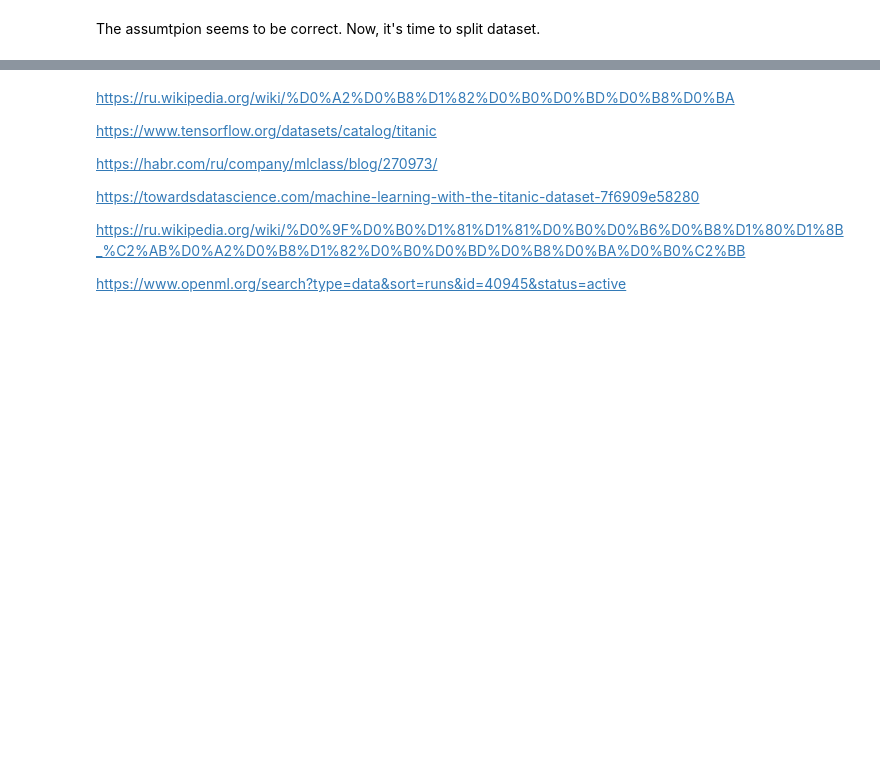
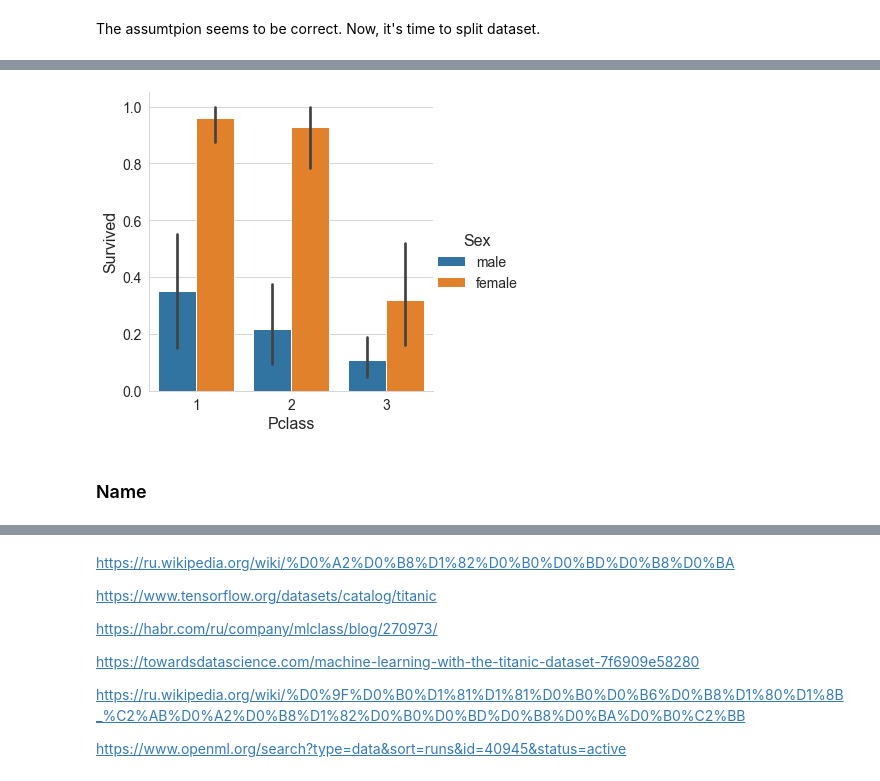
Before and after one commit to AlekseiBogachev/Titanic-Machine-Learning-from-Disaster, a Jupyter notebook: sources/Titanic-Machine-Learning-from-Disaster.ipynb, the cells around one changed output, grey strips where cells are left out. Cells and saved outputs as stored; diff of their text form; code cells hidden in the pictures; blank space fills up the shorter version.

```diff
--- a/sources/Titanic-Machine-Learning-from-Disaster.ipynb
+++ b/sources/Titanic-Machine-Learning-from-Disaster.ipynb
@@ -325,0 +357,7 @@ for train_index, test_index in split.split(data, data.Sex):
+# %%
+sns.catplot(data=test_set, x='Pclass', y='Survived', hue='Sex', kind='bar')
+plt.show()
+# %% [output]
+[figure, added]
+# %% [markdown]
+### Name
```
Also changed, not shown: parts of 6 cells of this notebook, 5 other files.
